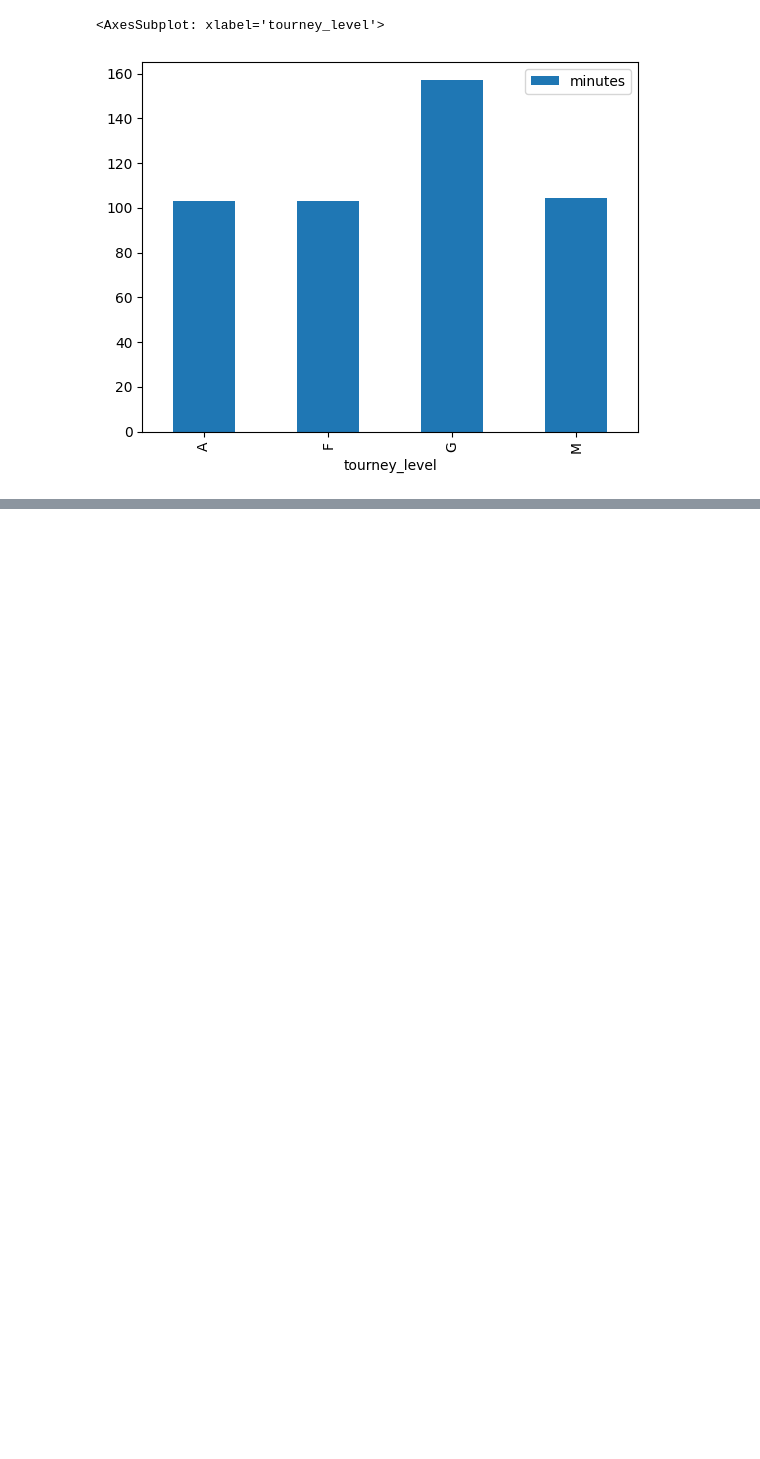
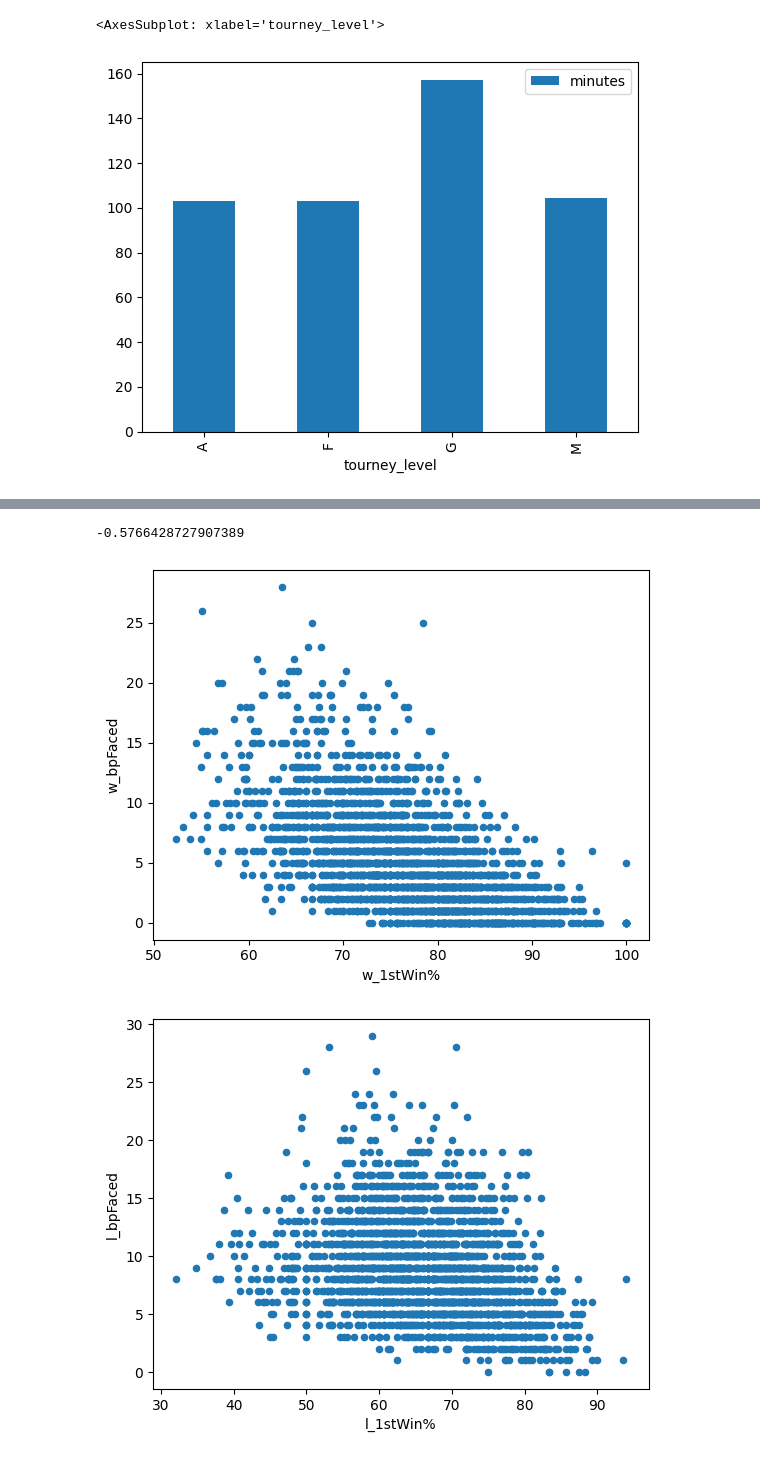
Before and after one commit to sebjshaw/Passion_Projects, a Jupyter notebook: atp_historical/2021_analysis.ipynb, the cells around one changed output, grey strips where cells are left out. Cells and saved outputs as stored; diff of their text form; code cells hidden in the pictures; blank space fills up the shorter version.

```diff
--- a/atp_historical/2021_analysis.ipynb
+++ b/atp_historical/2021_analysis.ipynb
@@ -213,0 +309,10 @@ average_time_per_match.plot.bar('tourney_level', 'minutes')
+# %%
+df.plot.scatter('w_1stWin%', 'w_bpFaced')
+df.plot.scatter('l_1stWin%', 'l_bpFaced')
+df['w_1stWin%'].corr(df['w_bpFaced'])
+# much more of a pronounced negative correlation when looking at 1st serve win percentage. The higher the first serve win
+# percentage, the fewer break points the winner faced
+# %% [output]
+-0.5766428727907389
+[figure, added]
+[figure, added]
```
Also changed, not shown: parts of 19 cells of this notebook.
